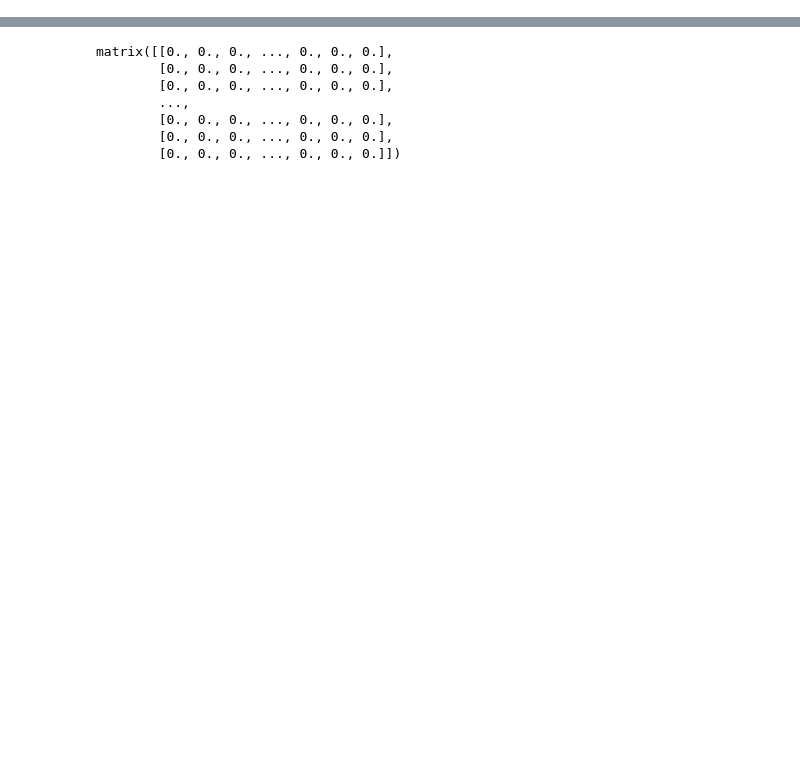
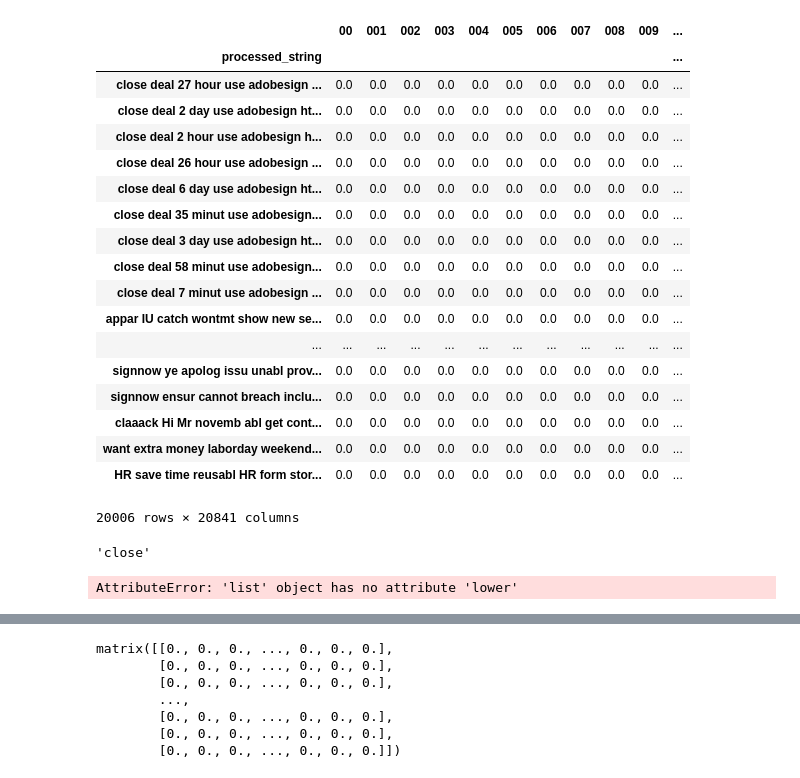
Before and after one commit to dking21/look2social_spamfilter, a Jupyter notebook: progress_diary5.ipynb, the cells around one changed output, grey strips where cells are left out. Saved outputs shown, nothing was run; the diff lists cells and outputs as text; code cells hidden in the pictures; blank space fills up the shorter version.

```diff
--- a/progress_diary5.ipynb
+++ b/progress_diary5.ipynb
@@ -23,4 +25,4 @@ df = pd.read_excel('testing2.xlsx')
 df.drop('Unnamed: 0', axis=1, inplace=True)
 # %%
 df3 = df
-test = to_tfidf_v3(df3, 'text', 100)
+test_df = to_tfidf_v5(df3, 'text')
@@ -26,0 +39,2 @@ test = to_tfidf_v3(df3, 'text', 100)
+# %%
+test_df['processed_string'] = df['stemmed'].apply(lambda x: ' '.join(str(word) for word in x))
@@ -26,0 +51,45 @@ test = to_tfidf_v3(df3, 'text', 100)
+# %%
+vectorizer = TfidfVectorizer(stop_words = 'english')
+test_matrix = vectorizer.fit_transform(test_df['processed_string']).toarray()
+test_df2 = pd.DataFrame(test_matrix, index=test_df['processed_string'], columns = vectorizer.get_feature_names())
+# %%
+test_df2
+# %% [output]
+|  | 00 | 001 | 002 | 003 | 004 | 005 | 006 | 007 | 008 | 009 | ... |
+| processed_string |  |  |  |  |  |  |  |  |  |  | ... |
+| close deal 27 hour use adobesign ... | 0.0 | 0.0 | 0.0 | 0.0 | 0.0 | 0.0 | 0.0 | 0.0 | 0.0 | 0.0 | ... |
+| close deal 2 day use adobesign ht... | 0.0 | 0.0 | 0.0 | 0.0 | 0.0 | 0.0 | 0.0 | 0.0 | 0.0 | 0.0 | ... |
+| close deal 2 hour use adobesign h... | 0.0 | 0.0 | 0.0 | 0.0 | 0.0 | 0.0 | 0.0 | 0.0 | 0.0 | 0.0 | ... |
+| close deal 26 hour use adobesign ... | 0.0 | 0.0 | 0.0 | 0.0 | 0.0 | 0.0 | 0.0 | 0.0 | 0.0 | 0.0 | ... |
+| close deal 6 day use adobesign ht... | 0.0 | 0.0 | 0.0 | 0.0 | 0.0 | 0.0 | 0.0 | 0.0 | 0.0 | 0.0 | ... |
+| close deal 35 minut use adobesign... | 0.0 | 0.0 | 0.0 | 0.0 | 0.0 | 0.0 | 0.0 | 0.0 | 0.0 | 0.0 | ... |
+| close deal 3 day use adobesign ht... | 0.0 | 0.0 | 0.0 | 0.0 | 0.0 | 0.0 | 0.0 | 0.0 | 0.0 | 0.0 | ... |
+| close deal 58 minut use adobesign... | 0.0 | 0.0 | 0.0 | 0.0 | 0.0 | 0.0 | 0.0 | 0.0 | 0.0 | 0.0 | ... |
+| close deal 7 minut use adobesign ... | 0.0 | 0.0 | 0.0 | 0.0 | 0.0 | 0.0 | 0.0 | 0.0 | 0.0 | 0.0 | ... |
+| appar IU catch wontmt show new se... | 0.0 | 0.0 | 0.0 | 0.0 | 0.0 | 0.0 | 0.0 | 0.0 | 0.0 | 0.0 | ... |
+| ... | ... | ... | ... | ... | ... | ... | ... | ... | ... | ... | ... |
+| signnow ye apolog issu unabl prov... | 0.0 | 0.0 | 0.0 | 0.0 | 0.0 | 0.0 | 0.0 | 0.0 | 0.0 | 0.0 | ... |
+| signnow ensur cannot breach inclu... | 0.0 | 0.0 | 0.0 | 0.0 | 0.0 | 0.0 | 0.0 | 0.0 | 0.0 | 0.0 | ... |
+| claaack Hi Mr novemb abl get cont... | 0.0 | 0.0 | 0.0 | 0.0 | 0.0 | 0.0 | 0.0 | 0.0 | 0.0 | 0.0 | ... |
+| want extra money laborday weekend... | 0.0 | 0.0 | 0.0 | 0.0 | 0.0 | 0.0 | 0.0 | 0.0 | 0.0 | 0.0 | ... |
+| HR save time reusabl HR form stor... | 0.0 | 0.0 | 0.0 | 0.0 | 0.0 | 0.0 | 0.0 | 0.0 | 0.0 | 0.0 | ... |
+20006 rows × 20841 columns
+# %%
+test_df['stemmed'].iloc[0][0]
+# %% [output]
+'close'
+# %%
+import unicodedata
+from nltk.tokenize import sent_tokenize
+from nltk.tokenize import word_tokenize
+from nltk.corpus import stopwords
+import string
+from nltk.stem.porter import PorterStemmer
+from sklearn.feature_extraction.text import TfidfVectorizer
+from nltk.util import ngrams
+
+vectorizer = TfidfVectorizer(stop_words = 'english')
+test_matrix = vectorizer.fit_transform(test_df['stemmed']).to_array()
+test_df2 = pd.DataFrame(test_matrix, index=test_df['stemmed'], columns = vectorizer.get_feature_names())
+# %% [output]
+AttributeError: 'list' object has no attribute 'lower'
```
Also changed, not shown: parts of 4 cells of this notebook, 2 other files.
